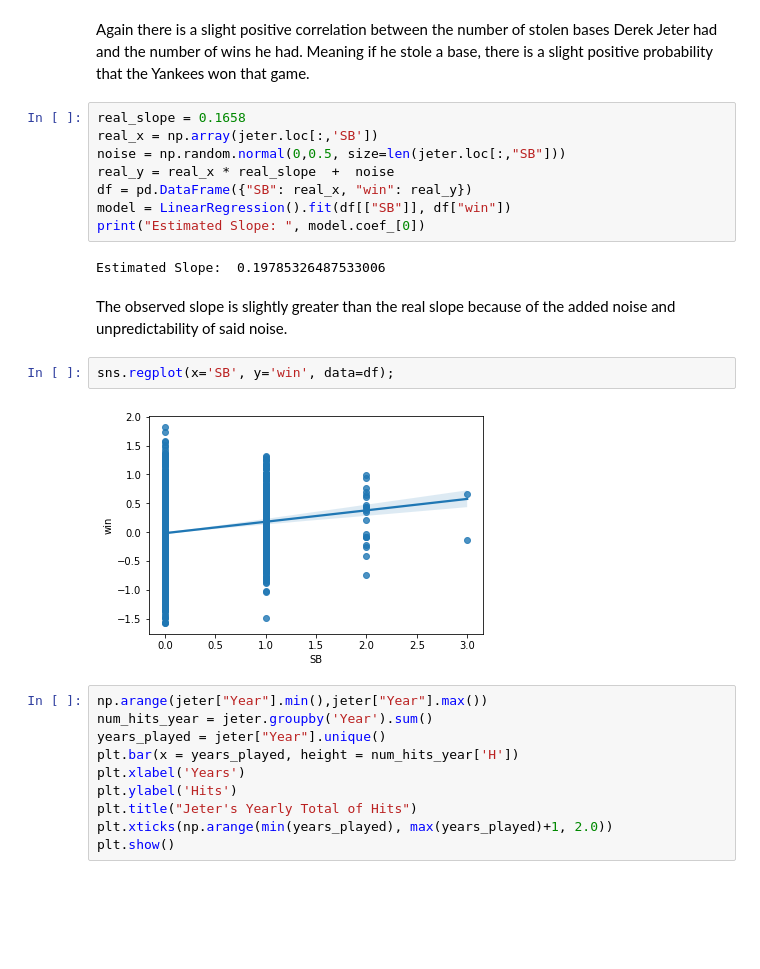
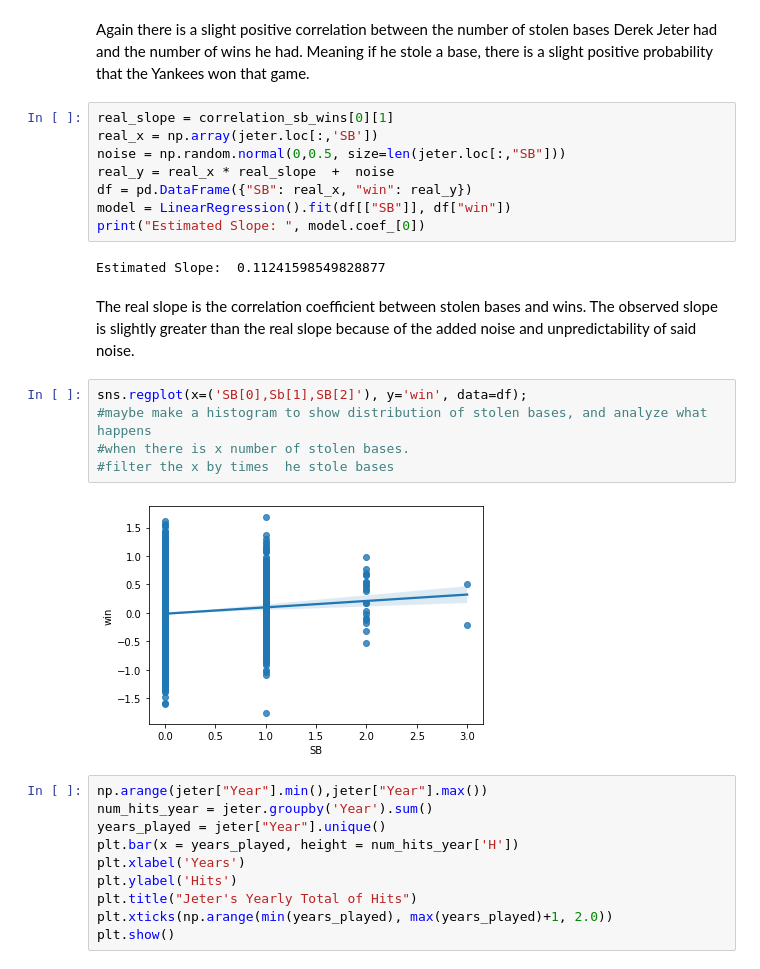
Before and after one commit to mattmaitland1/DerekJeterAnalysis, a Jupyter notebook: Project.ipynb, the cells around one changed output. Saved outputs shown, nothing was run; the diff lists cells and outputs as text; blank space fills up the shorter version.

```diff
--- a/Project.ipynb
+++ b/Project.ipynb
@@ -106,7 +107,7 @@ Correlation between stolen bases and wins:  0.0628
 # %% [markdown]
 Again there is a slight positive correlation between the number of stolen bases Derek Jeter had and the number of wins he had. Meaning if he stole a base, there is a slight positive probability that the Yankees won that game.
 # %%
-real_slope = 0.1658
+real_slope = correlation_sb_wins[0][1]
 real_x = np.array(jeter.loc[:,'SB'])
 noise = np.random.normal(0,0.5, size=len(jeter.loc[:,"SB"]))
 real_y = real_x * real_slope  +  noise
@@ -114,13 +115,16 @@ df = pd.DataFrame({"SB": real_x, "win": real_y})
 model = LinearRegression().fit(df[["SB"]], df["win"])
 print("Estimated Slope: ", model.coef_[0])
 # %% [output]
-Estimated Slope:  0.19785326487533006
+Estimated Slope:  0.11241598549828877
 # %% [markdown]
-The observed slope is slightly greater than the real slope because of the added noise and unpredictability of said noise.
+The real slope is the correlation coefficient between stolen bases and wins. The observed slope is slightly greater than the real slope because of the added noise and unpredictability of said noise.
-# %%
-sns.regplot(x='SB', y='win', data=df);
-# %% [output]
-[figure, removed]
+# %%
+sns.regplot(x=('SB[0],Sb[1],SB[2]'), y='win', data=df);
+#maybe make a histogram to show distribution of stolen bases, and analyze what happens
+#when there is x number of stolen bases.
+#filter the x by times  he stole bases
+# %% [output]
+[figure, added]
 # %%
 np.arange(jeter["Year"].min(),jeter["Year"].max())
 num_hits_year = jeter.groupby('Year').sum()
```
Also changed, not shown: parts of 3 cells of this notebook.
